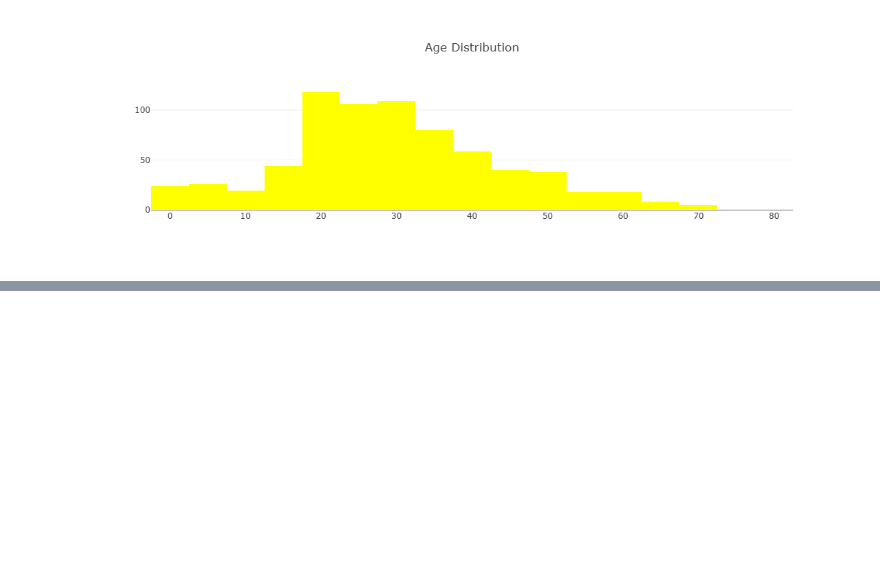
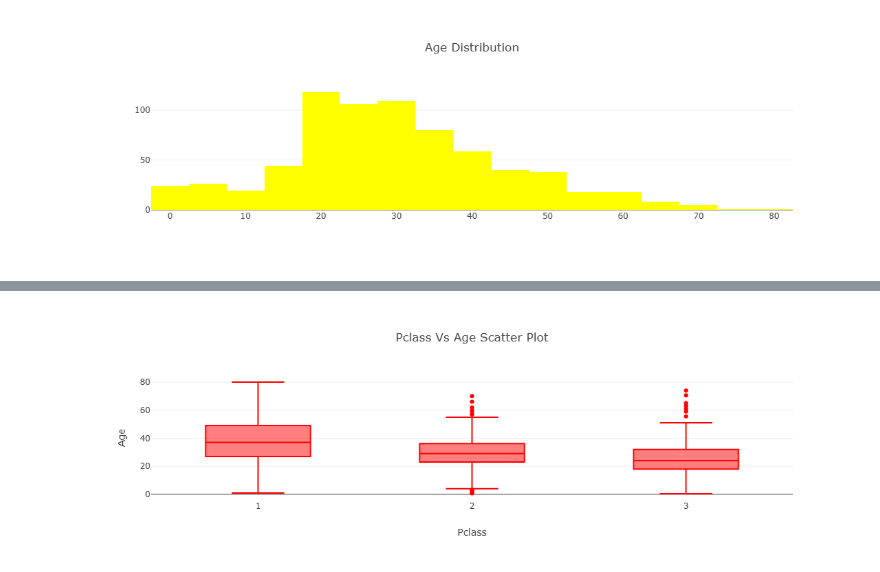
Before and after one commit to AdiNass7119/ML_Workshop, a Jupyter notebook: Untitled-checkpoint.ipynb, the cells around one changed output, grey strips where cells are left out. Saved outputs shown, nothing was run; the diff lists cells and outputs as text; code cells hidden in the pictures; blank space fills up the shorter version.

```diff
--- a/Untitled-checkpoint.ipynb
+++ b/Untitled-checkpoint.ipynb
@@ -324,0 +343,14 @@ fig.show()
+# %%
+#Box plot and Scatter Plot
+trace = go.Box(x=data['Pclass'],
+               y=data['Age'],
+               marker={'color':'red'})
+#defining layout
+layout = go.Layout(title='Pclass Vs Age Scatter Plot',
+                   xaxis=dict(title='Pclass'),
+                   yaxis={'title':'Age'},
+                   hovermode='closest')
+fig = go.Figure(data=trace,layout = layout)
+fig.show()
+# %% [output]
+[figure, added]
```
Also changed, not shown: parts of 17 cells of this notebook.
